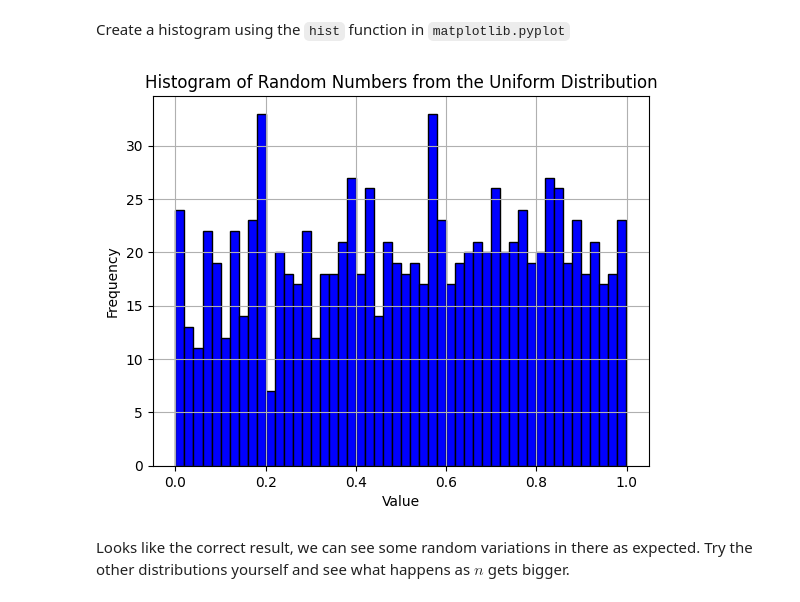
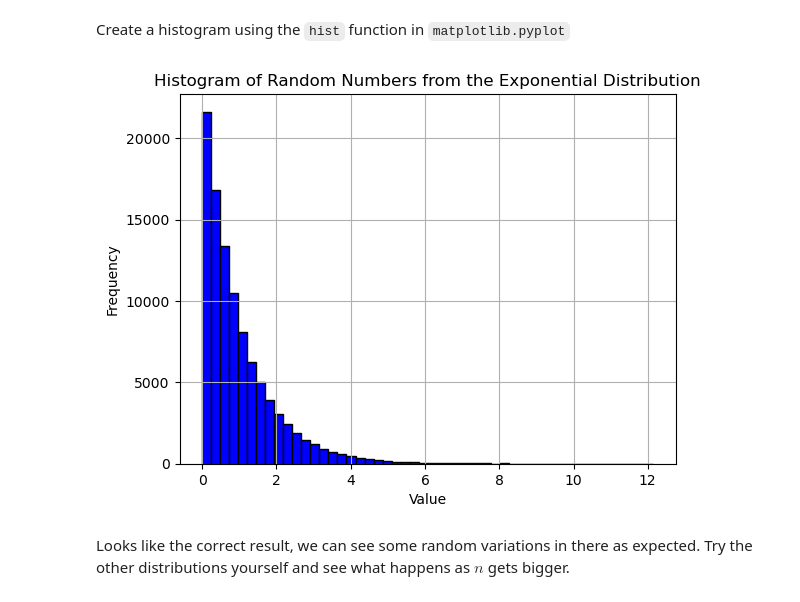
Before and after one commit to pjohno/MATH60082-python, a Jupyter notebook: MATH60082-lab-class-4.ipynb, the cells around one changed output. Drawn from its saved outputs; the diff is of its cells as text; code cells hidden in the pictures.

```diff
--- a/MATH60082-lab-class-4.ipynb
+++ b/MATH60082-lab-class-4.ipynb
@@ -71,7 +71,7 @@ and the available generators are
 
 We will be interested in how they perform statistically (how independent are the sequences), how fast they generate new numbers, and how easily they can be parallelised.
 # %%
-rng = numpy.random.Generator(numpy.random.MT19937(seed=0)) # create a random number generator
+#rng = numpy.random.Generator(numpy.random.MT19937(seed=0)) # create a random number generator
 print(rng)
 for i in range(0,4):
     print("Next roll of dice is:=",rng.integers(1,7))
@@ -95,7 +95,9 @@ Next roll of dice is:= 6
 When doing numerical computations it is hardly ever required to start the sequence of with a random start point, since you are only ever interested in what happens on average over a large number of simulations. In your code, you should only ever declare a single instance of the generator. Setting up the generator takes time (much longer than getting the next number in the sequence).
 # %%
 # just do this line once in your code
-rng = numpy.random.default_rng(seed=0) # create a random number generator and reset the starting value
+for i in range(0,1000000):
+    rng = numpy.random.default_rng(seed=0) # create a random number generator and reset the starting valuefor i in range(0,1000000):
+    rng.integers(1,7)
 # %% [markdown]
 From now on we will keep the default RNG.
 # %% [markdown]
@@ -113,4 +115,5 @@ Now we have a random number generator we can sample from the available probabili
 # %% [markdown]
 Let's go through the example for a uniform distribution then you can try with the others. First get 1000 numbers from the distribution and store it in an array:
 # %%
-xi = rng.uniform(0.0,1.0,size=(1000))
+xi = rng.exponential(1.0,size=(100000))
+print(xi)
@@ -122,13 +127,13 @@ import matplotlib.pyplot as plt
 Create a histogram using the `hist` function in `matplotlib.pyplot`
 # %%
 plt.hist(xi, bins=50, color='blue', edgecolor='black')
-plt.title('Histogram of Random Numbers from the Uniform Distribution')
+plt.title('Histogram of Random Numbers from the Exponential Distribution')
 plt.xlabel('Value')
 plt.ylabel('Frequency')
 plt.grid(True)
 plt.show()
 # %% [output]
-[figure, old version]
+[figure, new version]
 # %% [markdown]
 Looks like the correct result, we can see some random variations in there as expected. Try the other distributions yourself and see what happens as $n$ gets bigger.
 # %% [markdown]
```
Also changed, not shown: parts of 6 cells of this notebook, 2 other files.
